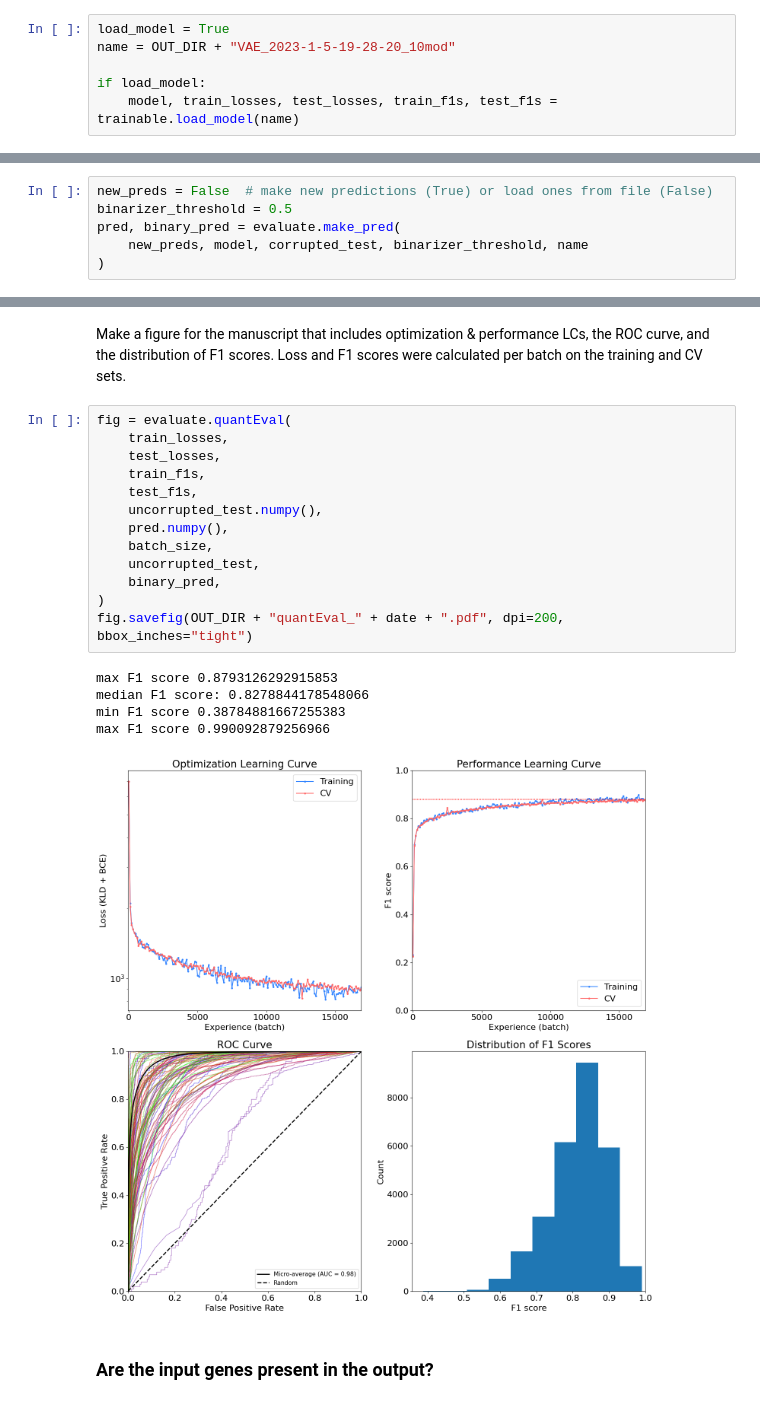
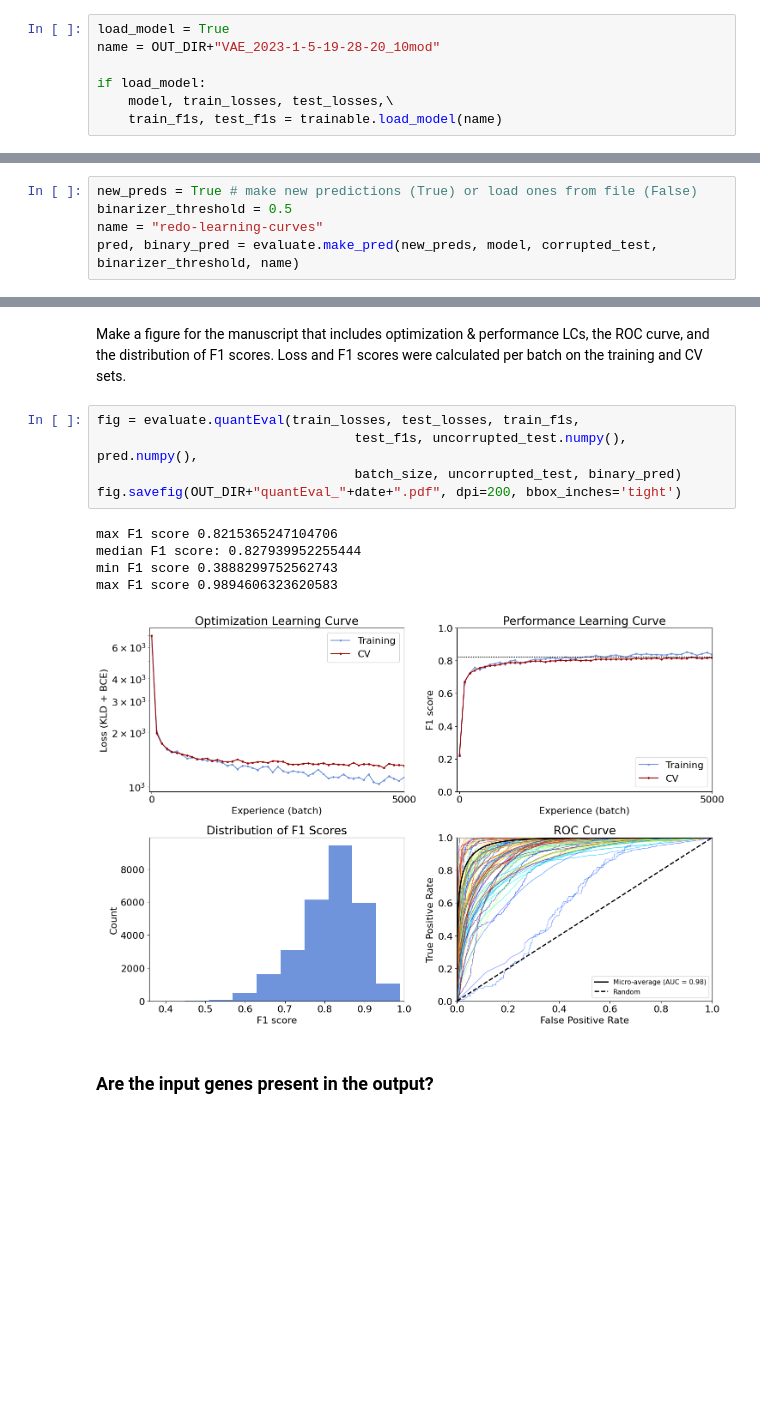
Before and after one commit to natasha-dudek/DeepGenomeVector, a Jupyter notebook: main.ipynb, the cells around one changed output, grey strips where cells are left out. Drawn from its saved outputs; the diff is of its cells as text; blank space fills up the shorter version.

```diff
--- a/main.ipynb
+++ b/main.ipynb
@@ -341,10 +271,11 @@ if train_from_scratch:
 To load a model:
 # %%
 load_model = True
-name = OUT_DIR + "VAE_2023-1-5-19-28-20_10mod"
+name = OUT_DIR+"VAE_2023-1-5-19-28-20_10mod"
 
 if load_model:
-    model, train_losses, test_losses, train_f1s, test_f1s = trainable.load_model(name)
+    model, train_losses, test_losses,\
+    train_f1s, test_f1s = trainable.load_model(name)
 # %% [markdown]
 # Evaluate model performance
 # %% [markdown]
@@ -358,11 +289,10 @@ tnum_to_tax = pre_process.make_tnum_to_tax(train_tax_dict, test_tax_dict, tla_to
 # %% [markdown]
 Make or load new predictions. Note that pred is predictions as probability values, whereas binary_pred is binary predictions. If you are not making new predictions, code assumes that you have loaded a previously trained model and will load the corresponding predictions.
 # %%
-new_preds = False  # make new predictions (True) or load ones from file (False)
+new_preds = True # make new predictions (True) or load ones from file (False)
 binarizer_threshold = 0.5
-pred, binary_pred = evaluate.make_pred(
-    new_preds, model, corrupted_test, binarizer_threshold, name
-)
+name = "redo-learning-curves"
+pred, binary_pred = evaluate.make_pred(new_preds, model, corrupted_test, binarizer_threshold, name)
 # %% [markdown]
 ### Calculate test set F1 score (micro-average) and calculate TNs, FPs, FNs, TPs
 # %%
@@ -389,23 +317,15 @@ The percentage of TNs, FPs, FNs, and TPs, respectively, is: 82.92 (%) 2.34 (%) 2
 # %% [markdown]
 Make a figure for the manuscript that includes optimization & performance LCs, the ROC curve, and the distribution of F1 scores. Loss and F1 scores were calculated per batch on the training and CV sets.
 # %%
-fig = evaluate.quantEval(
-    train_losses,
-    test_losses,
-    train_f1s,
-    test_f1s,
-    uncorrupted_test.numpy(),
-    pred.numpy(),
-    batch_size,
-    uncorrupted_test,
-    binary_pred,
-)
-fig.savefig(OUT_DIR + "quantEval_" + date + ".pdf", dpi=200, bbox_inches="tight")
+fig = evaluate.quantEval(train_losses, test_losses, train_f1s,
+                                 test_f1s, uncorrupted_test.numpy(), pred.numpy(),
+                                 batch_size, uncorrupted_test, binary_pred)
+fig.savefig(OUT_DIR+"quantEval_"+date+".pdf", dpi=200, bbox_inches='tight')
 # %% [output]
-max F1 score 0.8793126292915853
-median F1 score: 0.8278844178548066
-min F1 score 0.38784881667255383
-max F1 score 0.990092879256966
+max F1 score 0.8215365247104706
+median F1 score: 0.827939952255444
+min F1 score 0.3888299752562743
+max F1 score 0.9894606323620583
-[figure, old version]
+[figure, new version]
 # %% [markdown]
 ### Are the input genes present in the output?
```
Also changed, not shown: parts of 86 cells of this notebook, 4 other files.
